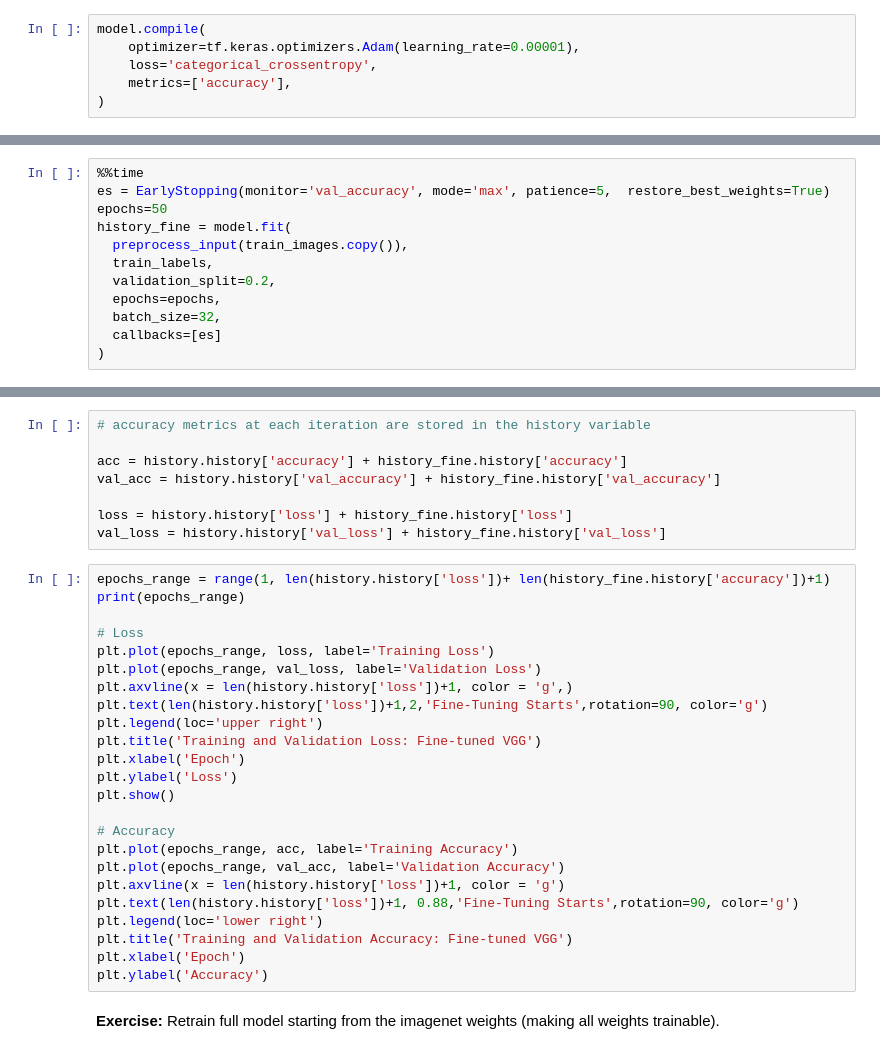
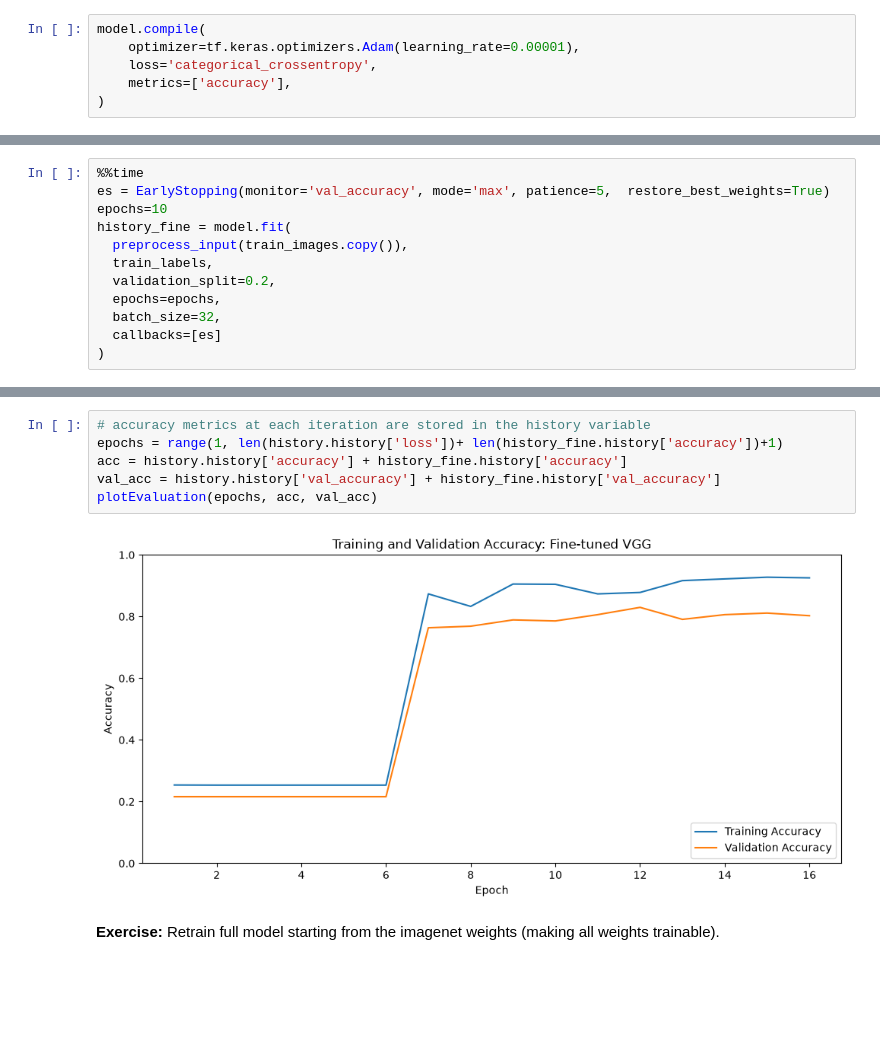
Before and after one commit to joseph-hellerstein/ai_in_practice, a Jupyter notebook: notebooks/AI_in_Practice_Day1_3_Transfer_Learning.ipynb, the cells around one changed output, grey strips where cells are left out. Saved outputs shown, nothing was run; the diff lists cells and outputs as text; blank space fills up the shorter version.

```diff
--- a/notebooks/AI_in_Practice_Day1_3_Transfer_Learning.ipynb
+++ b/notebooks/AI_in_Practice_Day1_3_Transfer_Learning.ipynb
@@ -609,7 +606,7 @@ model.summary()
 # %%
 %%time
 es = EarlyStopping(monitor='val_accuracy', mode='max', patience=5,  restore_best_weights=True)
-epochs=50
+epochs=10
 history_fine = model.fit(
   preprocess_input(train_images.copy()),
   train_labels,
@@ -621,35 +633,11 @@ history_fine = model.fit(
 # %%
 # accuracy metrics at each iteration are stored in the history variable
-
+epochs = range(1, len(history.history['loss'])+ len(history_fine.history['accuracy'])+1)
 acc = history.history['accuracy'] + history_fine.history['accuracy']
 val_acc = history.history['val_accuracy'] + history_fine.history['val_accuracy']
-
-loss = history.history['loss'] + history_fine.history['loss']
-val_loss = history.history['val_loss'] + history_fine.history['val_loss']
+plotEvaluation(epochs, acc, val_acc)
+# %% [output]
+[figure, added]
-# %%
-epochs_range = range(1, len(history.history['loss'])+ len(history_fine.history['accuracy'])+1)
-print(epochs_range)
-
-# Loss
-plt.plot(epochs_range, loss, label='Training Loss')
-plt.plot(epochs_range, val_loss, label='Validation Loss')
-plt.axvline(x = len(history.history['loss'])+1, color = 'g',)
-plt.text(len(history.history['loss'])+1,2,'Fine-Tuning Starts',rotation=90, color='g')
-plt.legend(loc='upper right')
-plt.title('Training and Validation Loss: Fine-tuned VGG')
-plt.xlabel('Epoch')
-plt.ylabel('Loss')
-plt.show()
-
-# Accuracy
-plt.plot(epochs_range, acc, label='Training Accuracy')
-plt.plot(epochs_range, val_acc, label='Validation Accuracy')
-plt.axvline(x = len(history.history['loss'])+1, color = 'g')
-plt.text(len(history.history['loss'])+1, 0.88,'Fine-Tuning Starts',rotation=90, color='g')
-plt.legend(loc='lower right')
-plt.title('Training and Validation Accuracy: Fine-tuned VGG')
-plt.xlabel('Epoch')
-plt.ylabel('Accuracy')
 # %% [markdown]
 **Exercise:** Retrain full model starting from the imagenet weights (making all weights trainable).
 # %% [markdown]
```
Also changed, not shown: parts of 76 cells of this notebook, 3 other files.
